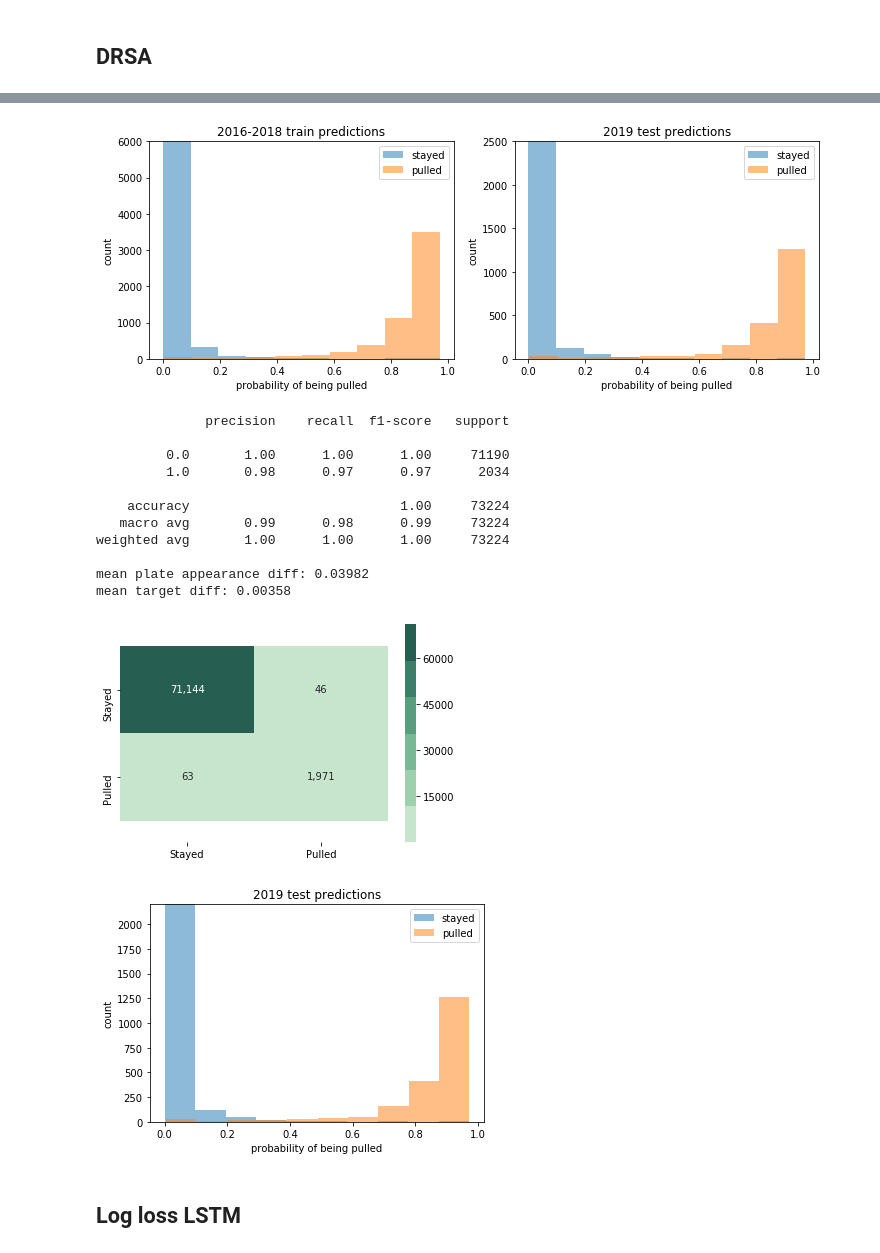
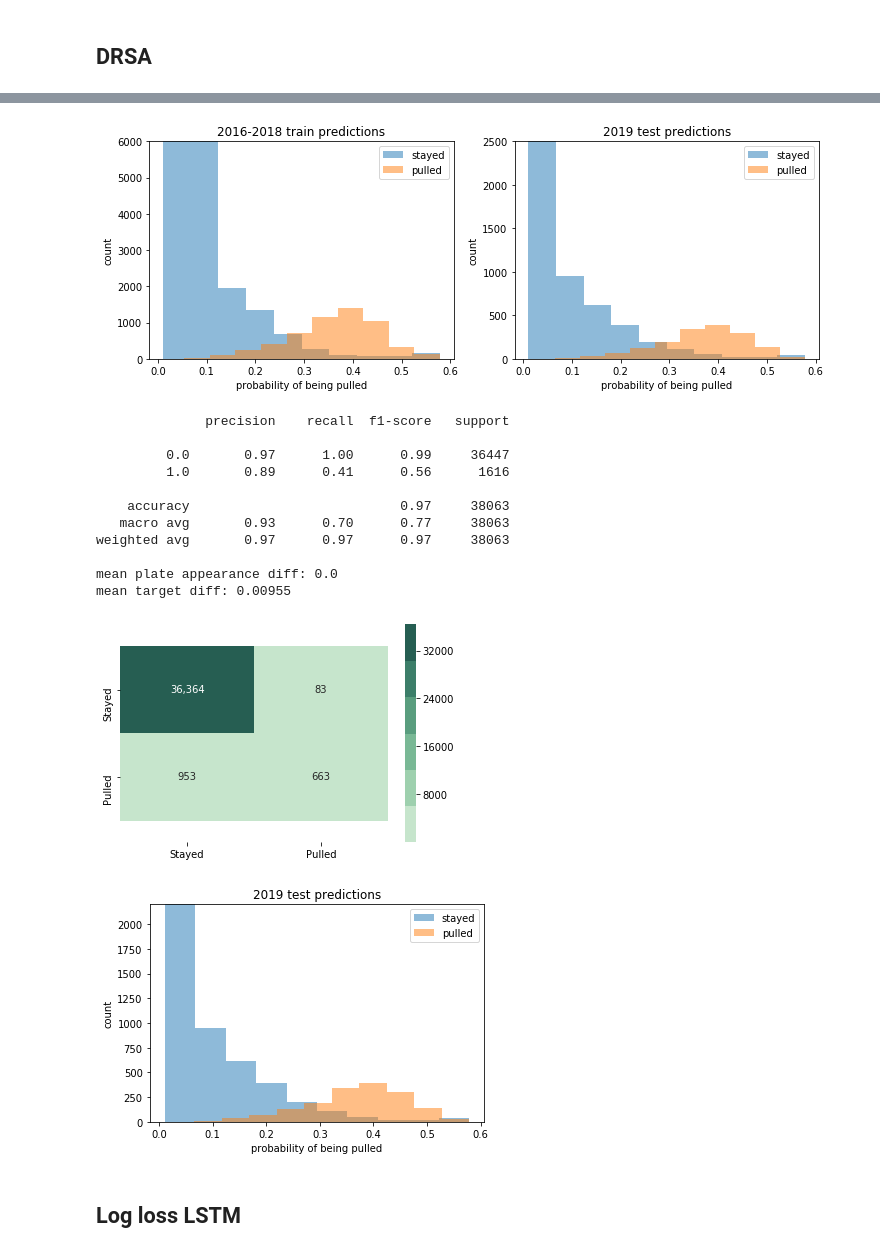
Before and after one commit to collinprather/pull-the-pitcher, a Jupyter notebook: modeling/benchmarking.ipynb, the cells around one changed output, grey strips where cells are left out. Cells and saved outputs as stored; diff of their text form; code cells hidden in the pictures.

```diff
--- a/modeling/benchmarking.ipynb
+++ b/modeling/benchmarking.ipynb
@@ -167,0 +100,7 @@ def load_model(m, p): m.load_state_dict(torch.load(p))
+# %%
+
+padded_starts = {}
+for set_, dataset in data.items():
+    starts = get_starts(dataset, cols=cols, y_col="pulled")
+    starts = add_targets(starts)
+    padded_starts[set_] = front_pad(starts)
@@ -174,7 +124,7 @@ pitcher_embeddings = nn.Embedding(n_pitchers, pitcher_emb_size)
 ptp_embeddings = [pitcher_embeddings]
 
 # initializing model
-drsa = DRSA(n_features=16,
+drsa = DRSA(n_features=17,
             hidden_dim=20,
             n_layers=5,
             embeddings=ptp_embeddings,
@@ -207,47 +148,43 @@ DRSA(
 # %%
 # loading up saved model
-load_model(drsa, f"../models/07-15-20_DRSA_2016_2017_2018_2019_loss_2.9833.pth")
+load_model(drsa, f"../models/07-22-20_DRSA_2016_2017_2018_2019_loss_4.0985.pth")
 drsa.eval()
 
-# organizing test preds in df
-test_features = np.concatenate(padded_test_starts, axis=0)
-preds = []
-for X_test, y_test in test_dl:
-    pred = drsa(X_test).squeeze(0).detach().numpy().reshape(-1, 1)
-    preds.append(pred)
-preds = np.concatenate(preds, axis=0)
-test_df = pd.DataFrame(np.hstack([test_features, preds]), columns=cols+["last_batter", "pred"])
+# organizing preds in df
+dfs = {}
+for set_, starts in padded_starts.items():
+    features = np.concatenate(starts, axis=0)
+    preds = []
+    for X, y in dataloaders[set_]:
+        pred = drsa(X).squeeze(0).detach().numpy().reshape(-1, 1)
+        preds.append(pred)
+    preds = np.concatenate(preds, axis=0)
+    dfs[set_] = pd.DataFrame(np.hstack([features, preds]), columns=cols+["last_batter", "pred"])
 
-# organizing train preds in df
-train_features = np.concatenate(padded_train_starts, axis=0)
-preds = []
-for X_train, y_train in train_dl:
-    pred = drsa(X_train).squeeze(0).detach().numpy().reshape(-1, 1)
-    preds.append(pred)
-preds = np.concatenate(preds, axis=0)
-train_df = pd.DataFrame(np.hstack([train_features, preds]), columns=cols+["last_batter", "pred"])
+# getting rid of predictions for embeddings which do not occur in training set
+dfs["test"] = dfs["test"].loc[(dfs["test"]["pitcher"]!=0)]
 # %%
 fig, ax = plt.subplots(1, 2, figsize=(12, 4))
-preds_histogram(train_df["last_batter"], train_df["pred"], ax=ax[0], ylim = (0, 6000), title="2016-2018 train predictions")
-preds_histogram(test_df["last_batter"], test_df["pred"], ax=ax[1], ylim=(0, 2500), title="2019 test predictions")
+preds_histogram(dfs["train"]["last_batter"], dfs["train"]["pred"], ax=ax[0], ylim = (0, 6000), title="2016-2018 train predictions")
+preds_histogram(dfs["test"]["last_batter"], dfs["test"]["pred"], ax=ax[1], ylim=(0, 2500), title="2019 test predictions")
 # %% [output]
-[figure, old version]
+[figure, new version]
 # %%
-print_all_metrics(test_df["last_batter"], test_df["pred"], thresh=0.3)
+print_all_metrics(dfs["test"]["last_batter"], dfs["test"]["pred"], thresh=0.4)
 # %% [output]
               precision    recall  f1-score   support
 
-         0.0       1.00      1.00      1.00     71190
-         1.0       0.98      0.97      0.97      2034
+         0.0       0.97      1.00      0.99     36447
+         1.0       0.89      0.41      0.56      1616
 
-    accuracy                           1.00     73224
-   macro avg       0.99      0.98      0.99     73224
-weighted avg       1.00      1.00      1.00     73224
+    accuracy                           0.97     38063
+   macro avg       0.93      0.70      0.77     38063
+weighted avg       0.97      0.97      0.97     38063
 
-mean plate appearance diff: 0.03982
-mean target diff: 0.00358
+mean plate appearance diff: 0.0
+mean target diff: 0.00955
-[figure, old version]
+[figure, new version]
-[figure, old version]
+[figure, new version]
 # %% [markdown]
 ## Log loss LSTM
 # %%
```
Also changed, not shown: parts of 15 cells of this notebook, 11 other files.
